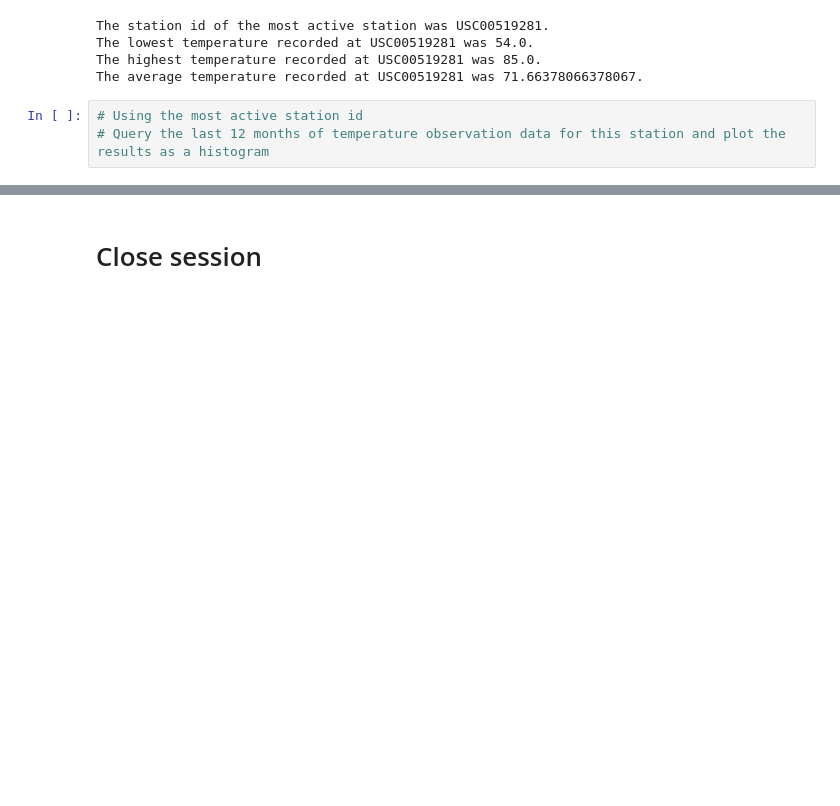
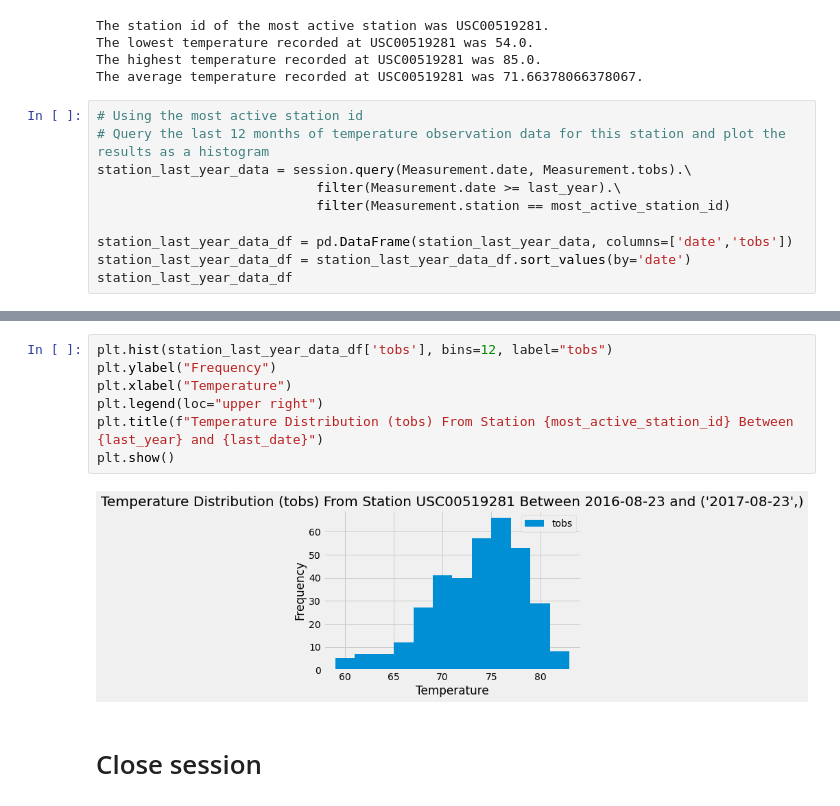
Before and after one commit to tdb219/sqlalchemy-challenge, a Jupyter notebook: climate.ipynb, the cells around one changed output, grey strips where cells are left out. Saved outputs shown, nothing was run; the diff lists cells and outputs as text; blank space fills up the shorter version.

```diff
--- a/climate.ipynb
+++ b/climate.ipynb
@@ -172,3 +172,10 @@ The average temperature recorded at USC00519281 was 71.66378066378067.
 # %%
 # Using the most active station id
 # Query the last 12 months of temperature observation data for this station and plot the results as a histogram
+station_last_year_data = session.query(Measurement.date, Measurement.tobs).\
+                            filter(Measurement.date >= last_year).\
+                            filter(Measurement.station == most_active_station_id)
+
+station_last_year_data_df = pd.DataFrame(station_last_year_data, columns=['date','tobs'])
+station_last_year_data_df = station_last_year_data_df.sort_values(by='date')
+station_last_year_data_df
@@ -175,3 +196,12 @@ The average temperature recorded at USC00519281 was 71.66378066378067.
+# %%
+plt.hist(station_last_year_data_df['tobs'], bins=12, label="tobs")
+plt.ylabel("Frequency")
+plt.xlabel("Temperature")
+plt.legend(loc="upper right")
+plt.title(f"Temperature Distribution (tobs) From Station {most_active_station_id} Between {last_year} and {last_date}")
+plt.show()
+# %% [output]
+[figure, added]
 # %% [markdown]
 # Close session
 # %%
```
Also changed, not shown: parts of 2 cells of this notebook.
